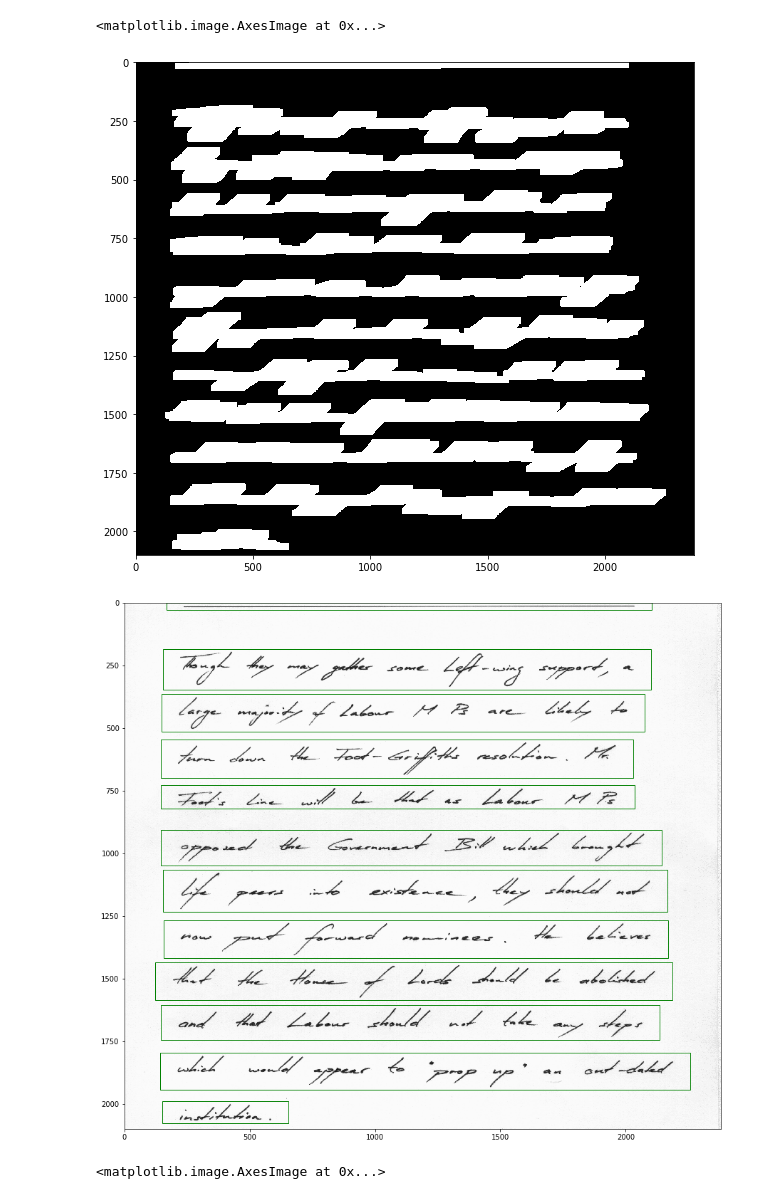
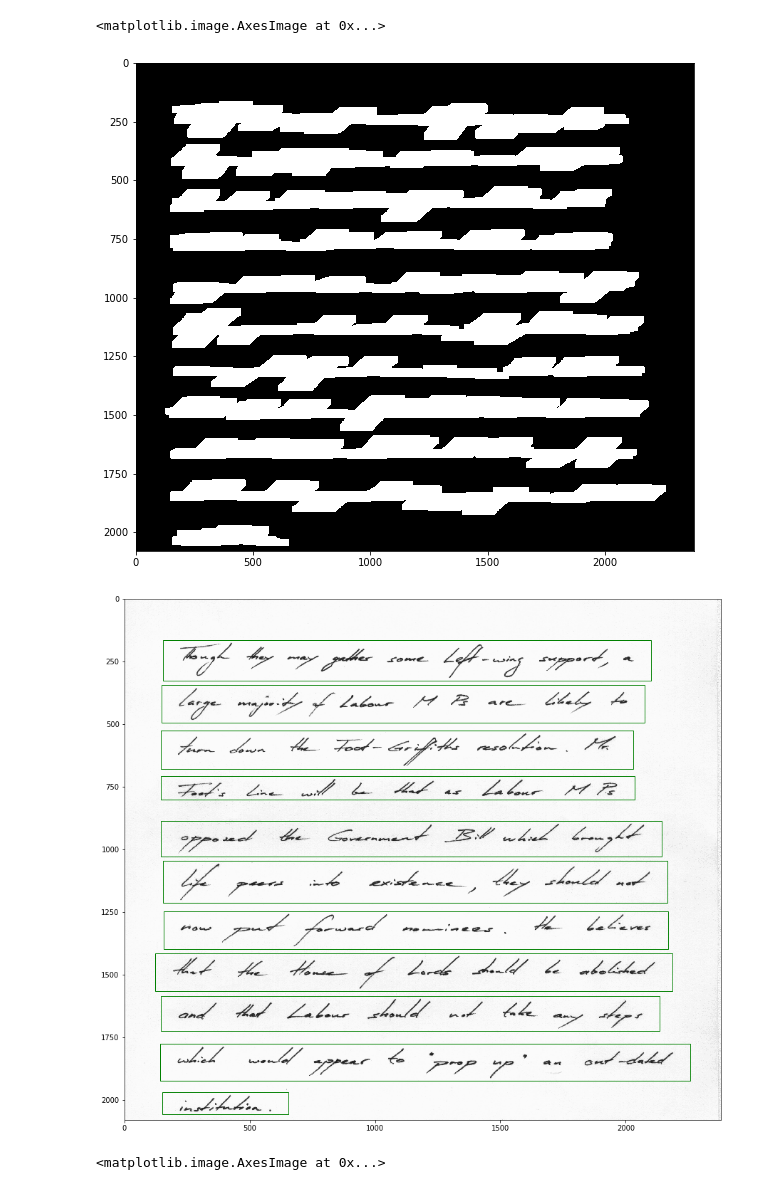
Before and after one commit to subhrajyotidasgupta/DevanagariHTR, a Jupyter notebook: line_segmentation.ipynb, the cells around one changed output. Saved outputs shown, nothing was run; the diff lists cells and outputs as text; code cells hidden in the pictures.

Commit message:
Crop segmented images and fine tuning.

```diff
--- a/line_segmentation.ipynb
+++ b/line_segmentation.ipynb
@@ -6,11 +8,9 @@ from matplotlib.patches import Rectangle
 import cv2
 %matplotlib inline
 # %%
-
-
 # Load in Grayscale
 img = cv2.imread('a01-003.png')
-img = img[700:2800, 100:3000]
+img = img[720:2800, 100:3000]
 
 # The underlying representation is a numpy array!
 print(type(img))
@@ -49,37 +49,40 @@ plt.figure(figsize=(10,10))
 plt.imshow(img_dilation, cmap='gray', vmax=1, vmin=0)
 # %% [output]
 <matplotlib.image.AxesImage at 0x...>
-[figure, old version]
+[figure, new version]
 # %%
 #find contours
 im2,ctrs, hier = cv2.findContours(img_dilation, cv2.RETR_EXTERNAL, cv2.CHAIN_APPROX_SIMPLE)
 
 #sort contours
 sorted_ctrs = sorted(ctrs, key=lambda ctr: cv2.boundingRect(ctr)[0])
 
 plt.figure(figsize=(15,15))
 current_axis = plt.gca()
 
-
+count=0
 for i, ctr in enumerate(sorted_ctrs):
     # Get bounding box
     x, y, w, h = cv2.boundingRect(ctr)
 
     # Getting ROI
     roi = img[y:y+h, x:x+w]
 
     # show ROI
     plt.imshow(roi)
     current_axis.add_patch(Rectangle((x, y), w, h, edgecolor = 'g', fill=False, linewidth=1))
+    crop_img = roi
+    count += 1
+    cv2.imwrite('crop_img'+ str(count) +'.jpg', crop_img)
     #cv2.rectangle(img,(x,y),( x + w, y + h ),(90,0,255),2)
     #cv2.waitKey(0)
 
 
 plt.imshow(img)
 #cv2.waitKey(0)
 plt.show()
 # %% [output]
-[figure, old version]
+[figure, new version]
 # %%
 roi = img[750:2750, 100:3000]
 
```
Also changed, not shown: parts of 4 cells of this notebook.
